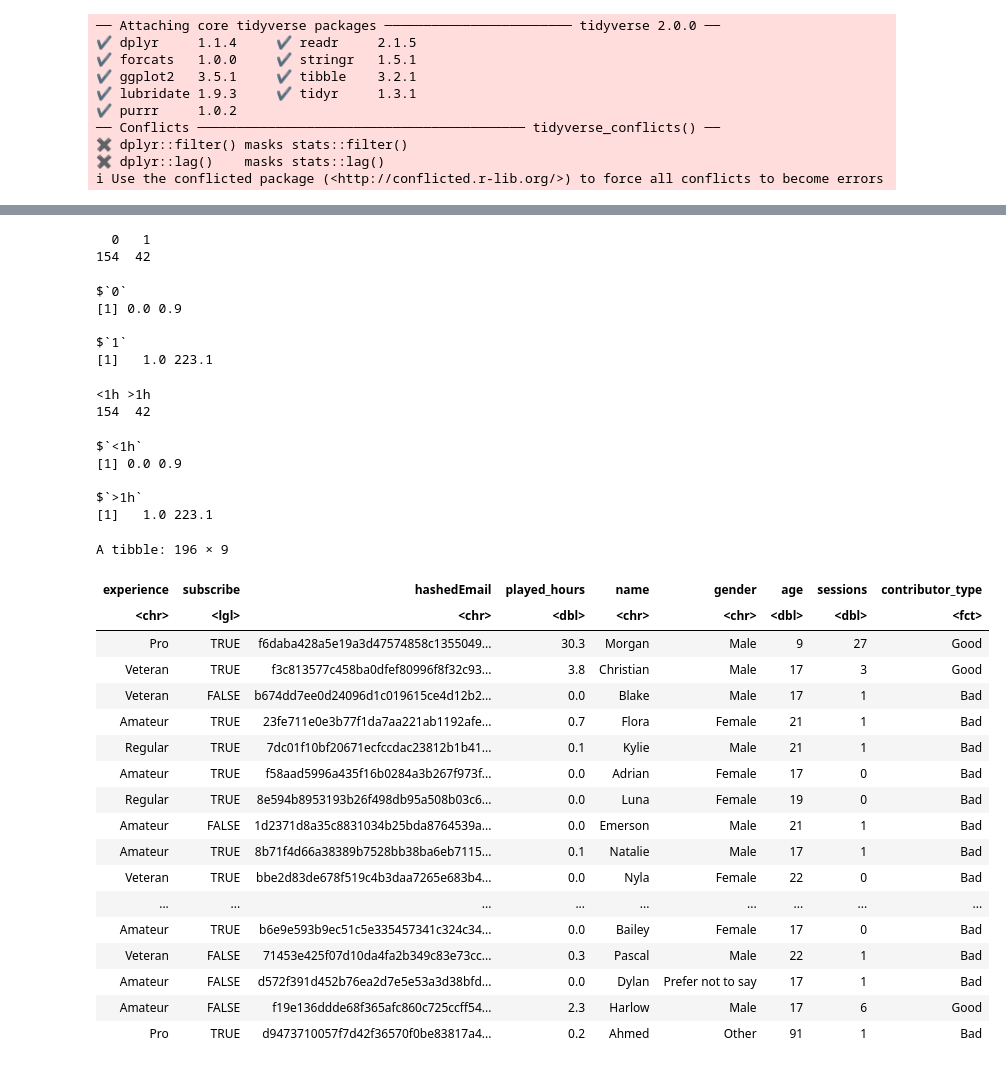
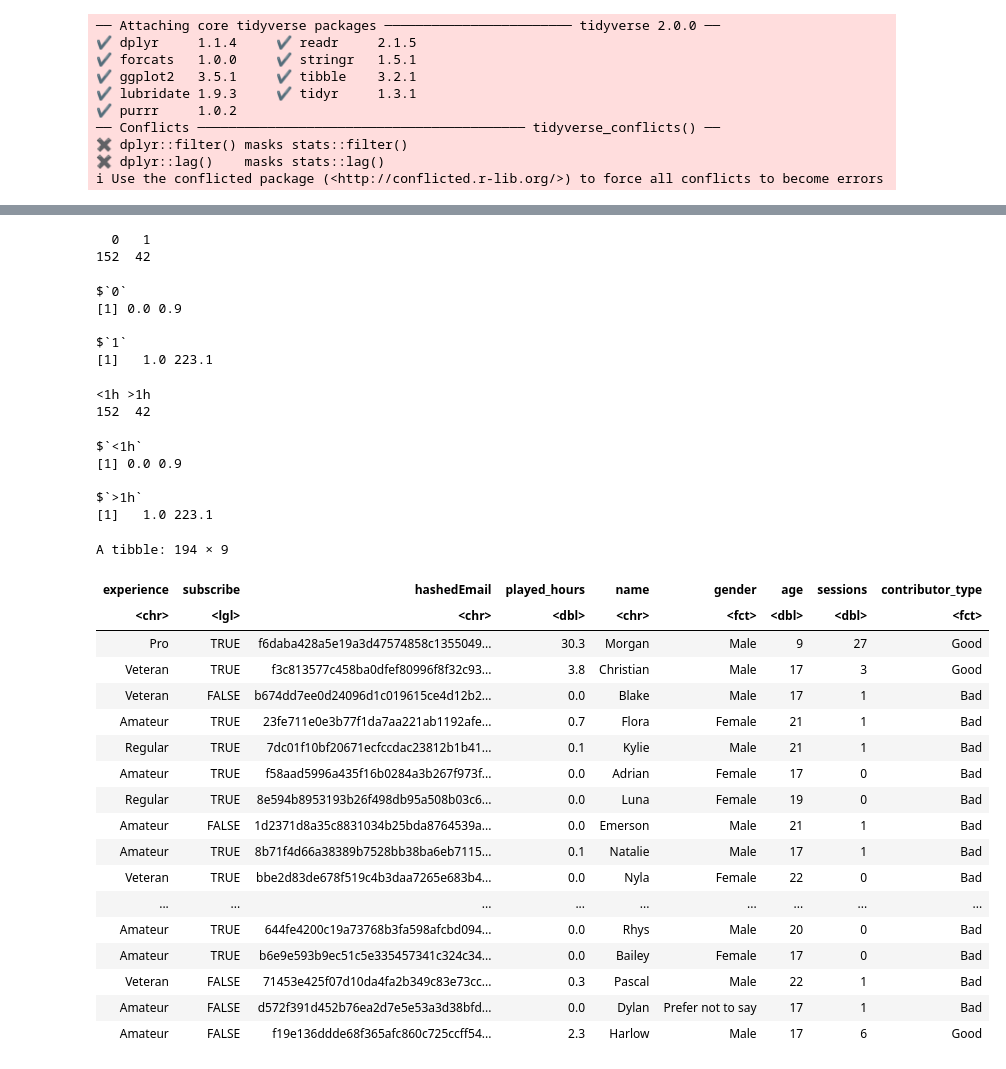
Before and after one commit to H-Isabelle/dsci100-group-project, a Jupyter notebook: Labelled_data (I).ipynb, the cells around one changed output, grey strips where cells are left out. Drawn from its saved outputs; the diff is of its cells as text; code cells hidden in the pictures.

```diff
--- a/Labelled_data (I).ipynb
+++ b/Labelled_data (I).ipynb
@@ -16,10 +16,9 @@ library(tidyverse)
 
 players_url <- "https://drive.google.com/uc?export=download&id=1Mw9vW0hjTJwRWx0bDXiSpYsO3gKogaPz"
 players_data <- read_csv(players_url)
-#players_data
+
 sessions_url <- "https://drive.google.com/uc?export=download&id=14O91N5OlVkvdGxXNJUj5jIsV5RexhzbB"
 sessions_data <- read_csv(sessions_url)
-#sessions_data
 
 sessions_per_player <- sessions_data |>
 group_by(hashedEmail) |>
@@ -27,10 +26,13 @@ summarize(sessions = n()) |>
 arrange(-sessions)
 
 combined_data <- left_join(players_data, sessions_per_player, by = "hashedEmail")
-#combined_data
 
-clean_data <- combined_data |>
-    select(- individualId, -organizationName)
+modified_data <- combined_data |>
+  mutate(gender = as_factor(gender))
+
+clean_data <- modified_data |>
+    select(- individualId, -organizationName) |>
+    filter(age <90)
 clean_data
 # %% [output]
 Rows: 196 Columns: 9
@@ -72,22 +74,5 @@ A tibble: 196 × 8
 # %%
-#ASSIGNING LABELS: GOOD (1H+ PLAYED) VS BAD (<1H PLAYED) CONTRIBUTOR
-
-
-#over 1h data
-
-more_filter <- clean_data |>
-    filter(played_hours >= 1)
-#more_filter
-
-#mutated_more_filter <- more_filter |>
- #   mutate(Type = played_hours) |>
- #   mutate(Type = as_factor(Type)) |>
- #   mutate(Type = fct_recode(Type, "Good contributor" = "Good", "Bad contributor" = "Bad"))
-
-#mutated_more_filter
-
-
-
+# Assigning labels: Good (1h+ played) vs Bad (<1h played) contributor
 
 # As a 0/1 variable
 clean_data$over1 <- as.numeric(clean_data$played_hours >= 1)
@@ -108,37 +93,37 @@ clean_data$over1_fac <- factor(clean_data$over1,
 
 # Examine new variable
 table(clean_data$over1_fac, useNA = "ifany")
 
 
 # Check range of original variable at levels of new
 tapply(clean_data$played_hours, clean_data$over1_fac, range)
 
 
 #Final wrangling of the data!
 labelled_data <- clean_data |>
     select(-over1) |>
     mutate(contributor_type = fct_recode(over1_fac, "Bad" = "<1h", "Good" = ">1h")) |>
     select(-over1_fac) |>
     mutate(sessions = if_else(is.na(sessions), 0, sessions)) #Changing sessions "NA" to 0 sessions
 labelled_data
 # %% [output]
   0   1
-154  42
+152  42
 $`0`
 [1] 0.0 0.9
 
 $`1`
 [1]   1.0 223.1
 <1h >1h
-154  42
+152  42
 $`<1h`
 [1] 0.0 0.9
 
 $`>1h`
 [1]   1.0 223.1
-A tibble: 196 × 9
+A tibble: 194 × 9
 | experience | subscribe | hashedEmail | played_hours | name | gender | age | sessions | contributor_type |
-| <chr> | <lgl> | <chr> | <dbl> | <chr> | <chr> | <dbl> | <dbl> | <fct> |
+| <chr> | <lgl> | <chr> | <dbl> | <chr> | <fct> | <dbl> | <dbl> | <fct> |
 | Pro | TRUE | f6daba428a5e19a3d47574858c1355049... | 30.3 | Morgan | Male | 9 | 27 | Good |
 | Veteran | TRUE | f3c813577c458ba0dfef80996f8f32c93... | 3.8 | Christian | Male | 17 | 3 | Good |
 | Veteran | FALSE | b674dd7ee0d24096d1c019615ce4d12b2... | 0.0 | Blake | Male | 17 | 1 | Bad |
@@ -150,8 +135,8 @@ A tibble: 196 × 9
 | Amateur | TRUE | 8b71f4d66a38389b7528bb38ba6eb7115... | 0.1 | Natalie | Male | 17 | 1 | Bad |
 | Veteran | TRUE | bbe2d83de678f519c4b3daa7265e683b4... | 0.0 | Nyla | Female | 22 | 0 | Bad |
 | ... | ... | ... | ... | ... | ... | ... | ... | ... |
+| Amateur | TRUE | 644fe4200c19a73768b3fa598afcbd094... | 0.0 | Rhys | Male | 20 | 0 | Bad |
 | Amateur | TRUE | b6e9e593b9ec51c5e335457341c324c34... | 0.0 | Bailey | Female | 17 | 0 | Bad |
 | Veteran | FALSE | 71453e425f07d10da4fa2b349c83e73cc... | 0.3 | Pascal | Male | 22 | 1 | Bad |
 | Amateur | FALSE | d572f391d452b76ea2d7e5e53a3d38bfd... | 0.0 | Dylan | Prefer not to say | 17 | 1 | Bad |
 | Amateur | FALSE | f19e136ddde68f365afc860c725ccff54... | 2.3 | Harlow | Male | 17 | 6 | Good |
-| Pro | TRUE | d9473710057f7d42f36570f0be83817a4... | 0.2 | Ahmed | Other | 91 | 1 | Bad |
```
Also changed, not shown: parts of 7 cells of this notebook.
